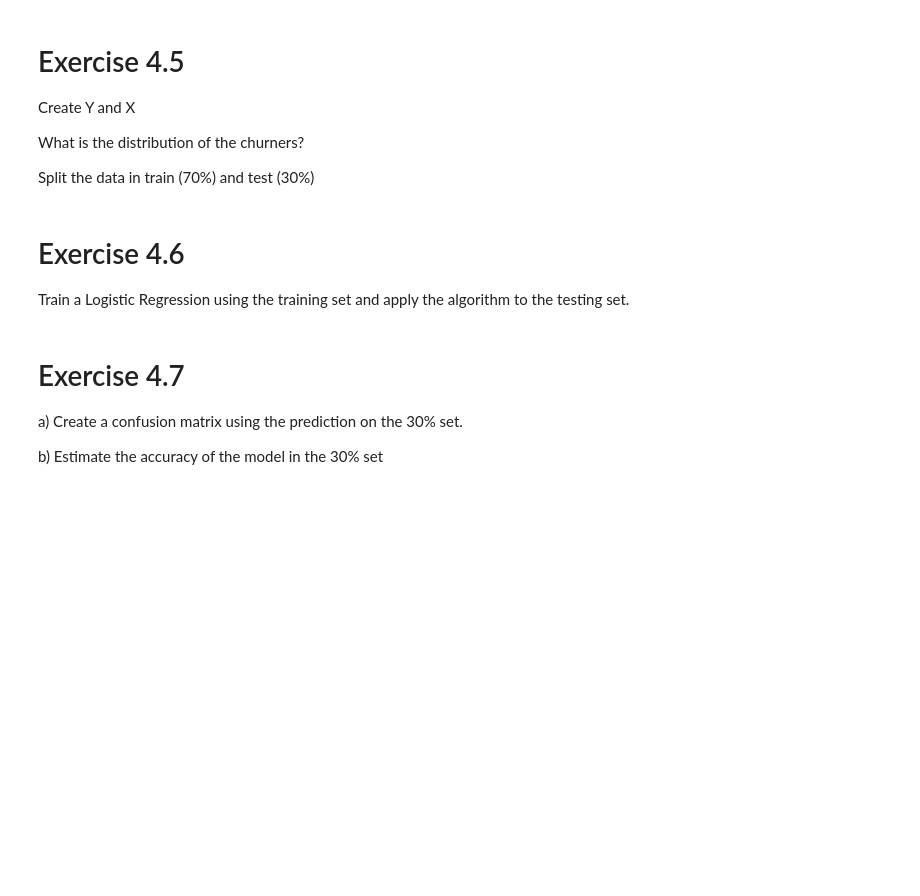
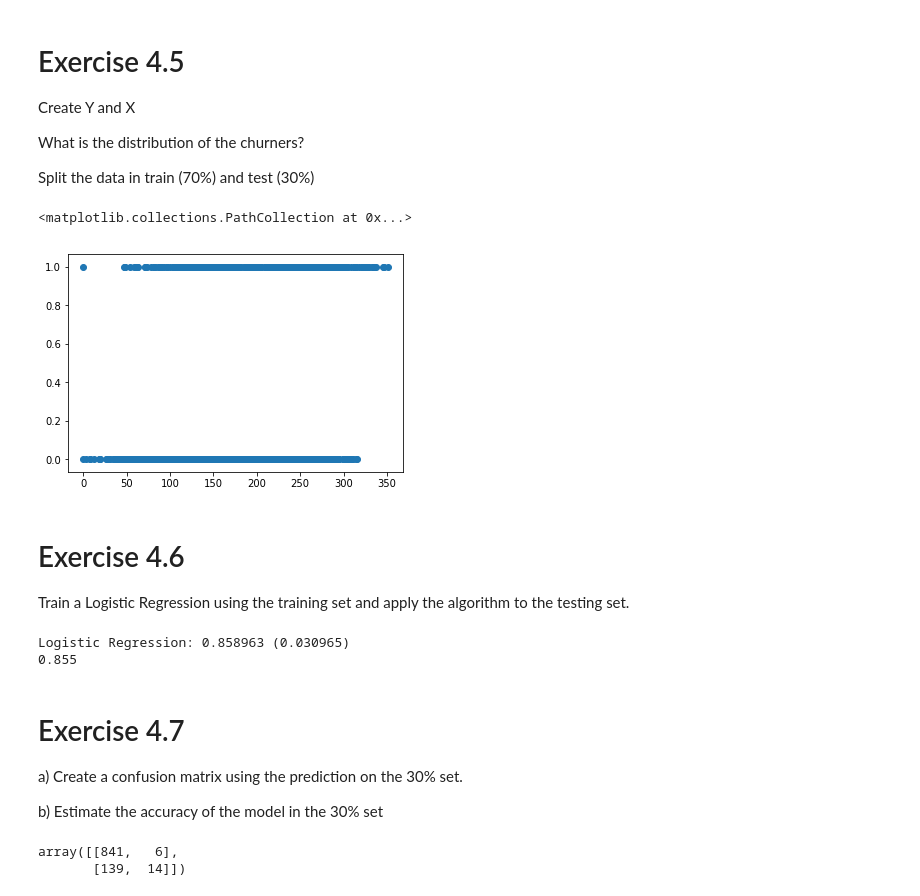
Before and after one commit to horribull/MIIA---ML, a Jupyter notebook: Exercises/E4-Regression-Linear&Logistic.ipynb, the cells around one changed output. Drawn from its saved outputs; the diff is of its cells as text; code cells hidden in the pictures; blank space fills up the shorter version.

```diff
--- a/Exercises/E4-Regression-Linear&Logistic.ipynb
+++ b/Exercises/E4-Regression-Linear&Logistic.ipynb
@@ -117,3 +169,13 @@ Create Y and X
 What is the distribution of the churners?
 
 Split the data in train (70%) and test (30%)
+# %%
+X = data.drop(['State','Phone','Int\'l Plan','VMail Plan', 'Churn?'],1)
+#data['Churn?'] = data['Churn?'].replace({'False.':0, 'True.':1})
+y = data['Churn?']
+# %%
+import matplotlib.pyplot as plt
+plt.scatter(X['Day Mins'],y)
+# %% [output]
+<matplotlib.collections.PathCollection at 0x...>
+[figure, added]
@@ -121,9 +195,25 @@ Split the data in train (70%) and test (30%)
 # Exercise 4.6
 
 Train a Logistic Regression using the training set and apply the algorithm to the testing set.
+# %%
+name='Logistic Regression'
+kfold = model_selection.KFold(n_splits=10, random_state=seed)
+cv_results = model_selection.cross_val_score(reg_model, X_train, Y_train, cv=kfold, scoring='accuracy')
+msg = "%s: %f (%f)" % (name, cv_results.mean(), cv_results.std())
+print(msg)
+predictions = reg_model.predict(X_validation)
+# %% [output]
+Logistic Regression: 0.858963 (0.030965)
+0.855
 # %% [markdown]
 # Exercise 4.7
 
 a) Create a confusion matrix using the prediction on the 30% set.
 
 b) Estimate the accuracy of the model in the 30% set
+# %%
+from sklearn.metrics import confusion_matrix
+confusion_matrix(Y_validation, predictions)
+# %% [output]
+array([[841,   6],
+       [139,  14]])
```
Also changed, not shown: parts of 12 cells of this notebook.
